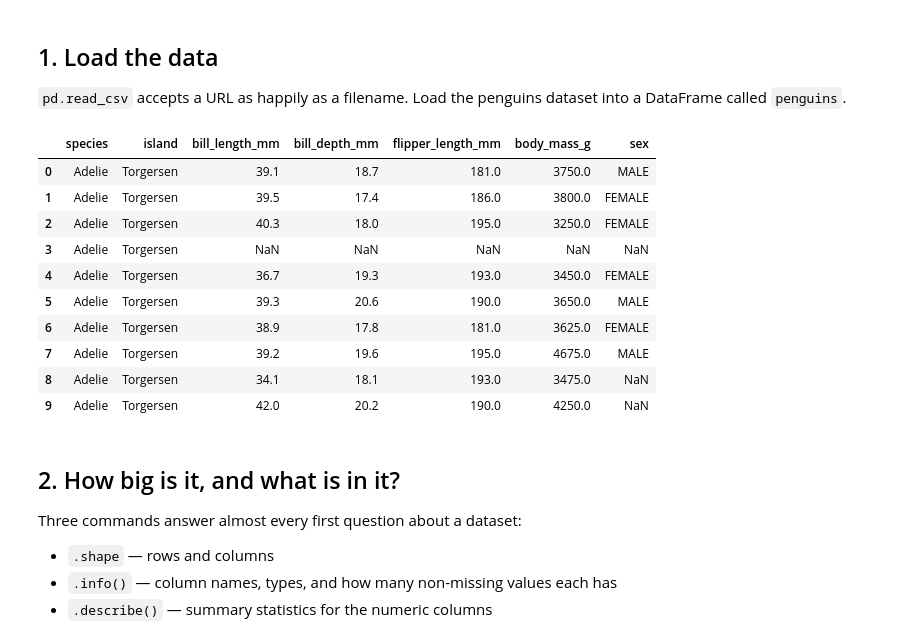
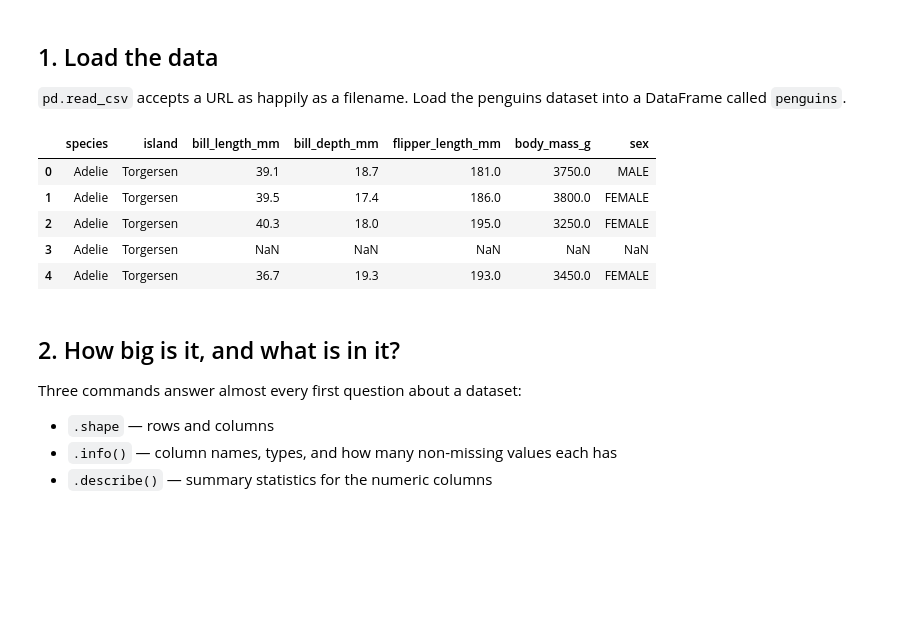
Before and after one commit to sevval-sarici/dsa107-lab, a Jupyter notebook: Lab01_Environment_and_first_notebook_Starter.ipynb, the cells around one changed output. Cells and saved outputs as stored; diff of their text form; code cells hidden in the pictures; blank space fills up the shorter version.

```diff
--- a/Lab01_Environment_and_first_notebook_Starter.ipynb
+++ b/Lab01_Environment_and_first_notebook_Starter.ipynb
@@ -36,20 +36,15 @@ pandas 2.2.3 | numpy 2.1.3
 # %%
 penguins = pd.read_csv("https://raw.githubusercontent.com/mwaskom/seaborn-data/master/penguins.csv")
 
 # TODO: show the first five rows
-penguins.head(10)
+penguins.head(5)
 # %% [output]
 |  | species | island | bill_length_mm | bill_depth_mm | flipper_length_mm | body_mass_g | sex |
 | 0 | Adelie | Torgersen | 39.1 | 18.7 | 181.0 | 3750.0 | MALE |
 | 1 | Adelie | Torgersen | 39.5 | 17.4 | 186.0 | 3800.0 | FEMALE |
 | 2 | Adelie | Torgersen | 40.3 | 18.0 | 195.0 | 3250.0 | FEMALE |
 | 3 | Adelie | Torgersen | NaN | NaN | NaN | NaN | NaN |
 | 4 | Adelie | Torgersen | 36.7 | 19.3 | 193.0 | 3450.0 | FEMALE |
-| 5 | Adelie | Torgersen | 39.3 | 20.6 | 190.0 | 3650.0 | MALE |
-| 6 | Adelie | Torgersen | 38.9 | 17.8 | 181.0 | 3625.0 | FEMALE |
-| 7 | Adelie | Torgersen | 39.2 | 19.6 | 195.0 | 4675.0 | MALE |
-| 8 | Adelie | Torgersen | 34.1 | 18.1 | 193.0 | 3475.0 | NaN |
-| 9 | Adelie | Torgersen | 42.0 | 20.2 | 190.0 | 4250.0 | NaN |
 # %% [markdown]
 ## 2. How big is it, and what is in it?
 
```
Also changed, not shown: parts of 13 cells of this notebook.
